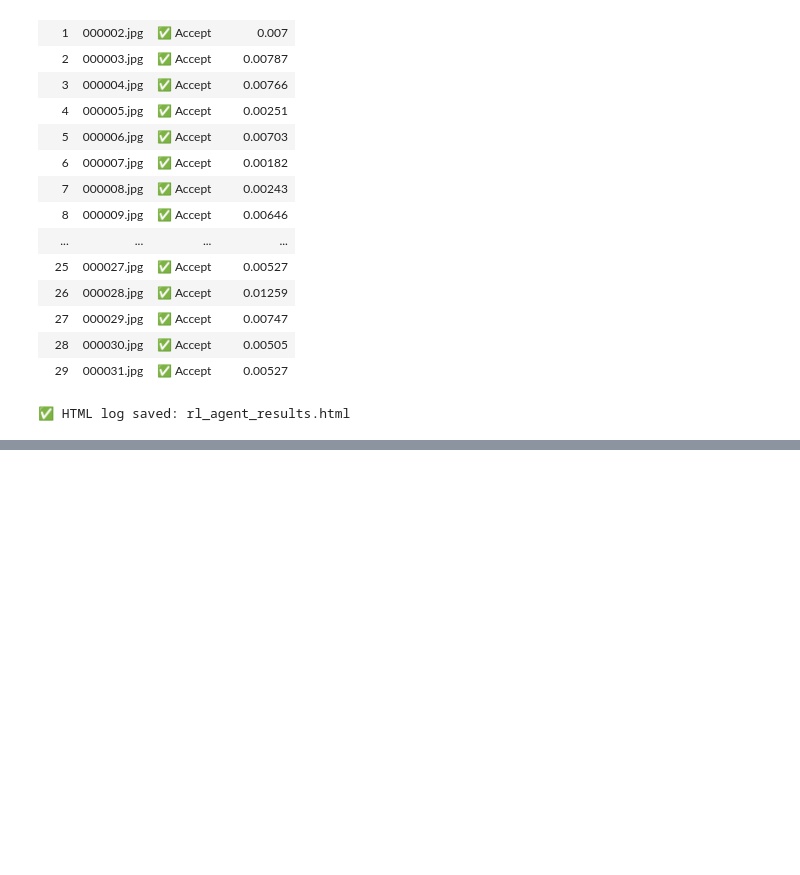
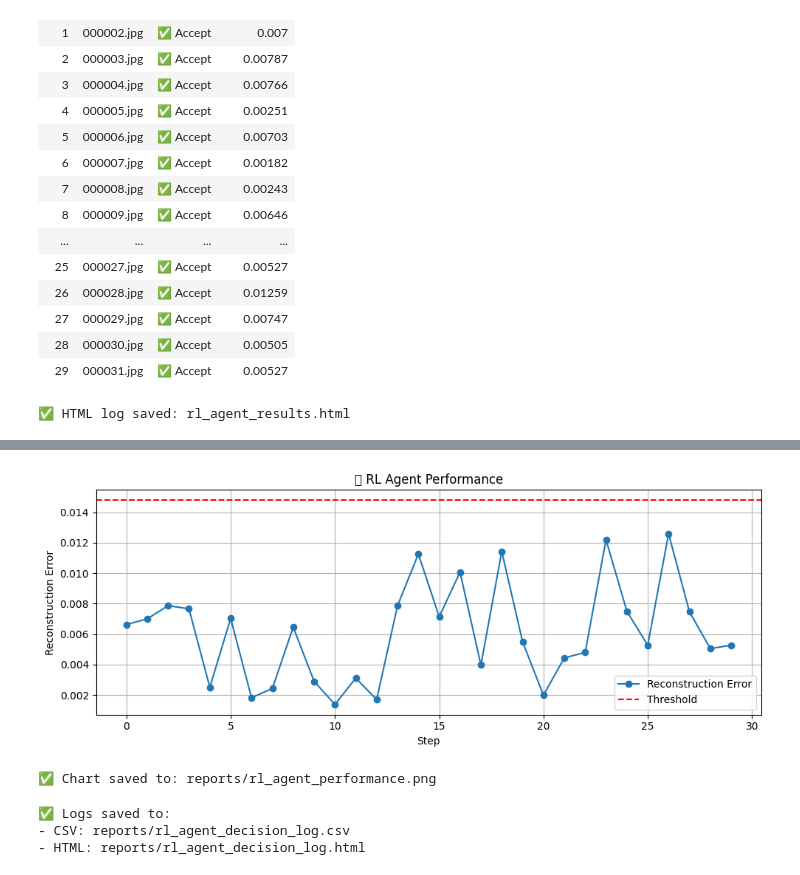
Before and after one commit to Ericadeshh/HarvestGuard, a Jupyter notebook: notebooks/04_rl_agent_train.ipynb, the cells around one changed output, grey strips where cells are left out. Drawn from its saved outputs; the diff is of its cells as text; code cells hidden in the pictures; blank space fills up the shorter version.

```diff
--- a/notebooks/04_rl_agent_train.ipynb
+++ b/notebooks/04_rl_agent_train.ipynb
@@ -334,0 +494,15 @@ RL Agent Decision Log
+# %%
+# 🧪 Cell F: Minimal Demo (One Run)
+state = env.reset()
+total_reward = 0
+while state is not None:
+    with torch.no_grad():
+        q = model(state)
+    action = torch.argmax(q).item()
+    state, reward, done, meta = env.step(action)
+    print(f"🖼 {meta['file']} | Action: {'✅ Accept' if action==0 else '🚩 Flag'} | Recon Error: {meta['error']:.5f} | Reward: {reward}")
+    total_reward += reward
+    if done:
+        break
+
+print(f"\n🎓 Final Evaluation Reward: {total_reward}")
@@ -334,0 +587,46 @@ RL Agent Decision Log
+# %%
+# 📊 Cell C:
+# Visualize & Save Performance Chart
+# Plot and Save Reconstruction Error Chart
+import matplotlib.pyplot as plt
+import pandas as pd
+
+# Convert decision log to DataFrame
+results_df = pd.DataFrame(decision_log)
+
+# Plot
+plt.figure(figsize=(10, 4))
+plt.plot(results_df['Step'], results_df['Recon Error'], marker='o', label='Reconstruction Error')
+plt.axhline(y=THRESHOLD, color='r', linestyle='--', label='Threshold')
+plt.title("🔍 RL Agent Performance")
+plt.xlabel("Step")
+plt.ylabel("Reconstruction Error")
+plt.legend()
+plt.grid(True)
+plt.tight_layout()
+
+# Save the plot
+os.makedirs("reports", exist_ok=True)
+chart_path = "reports/rl_agent_performance.png"
+plt.savefig(chart_path)
+plt.show()
+print(f"✅ Chart saved to: {chart_path}")
+# %% [output]
+[figure, added]
+✅ Chart saved to: reports/rl_agent_performance.png
+# %%
+# 💾 Cell D: Save Logs as CSV and HTML
+csv_path = "reports/rl_agent_decision_log.csv"
+html_path = "reports/rl_agent_decision_log.html"
+
+# Save as CSV
+results_df.to_csv(csv_path, index=False)
+
+# Save as HTML (with encoding fix)
+results_df.to_html(html_path, index=False, escape=False)
+
+print(f"✅ Logs saved to:\n- CSV: {csv_path}\n- HTML: {html_path}")
+# %% [output]
+✅ Logs saved to:
+- CSV: reports/rl_agent_decision_log.csv
+- HTML: reports/rl_agent_decision_log.html
```
Also changed, not shown: parts of 12 cells of this notebook, 3 other files.
